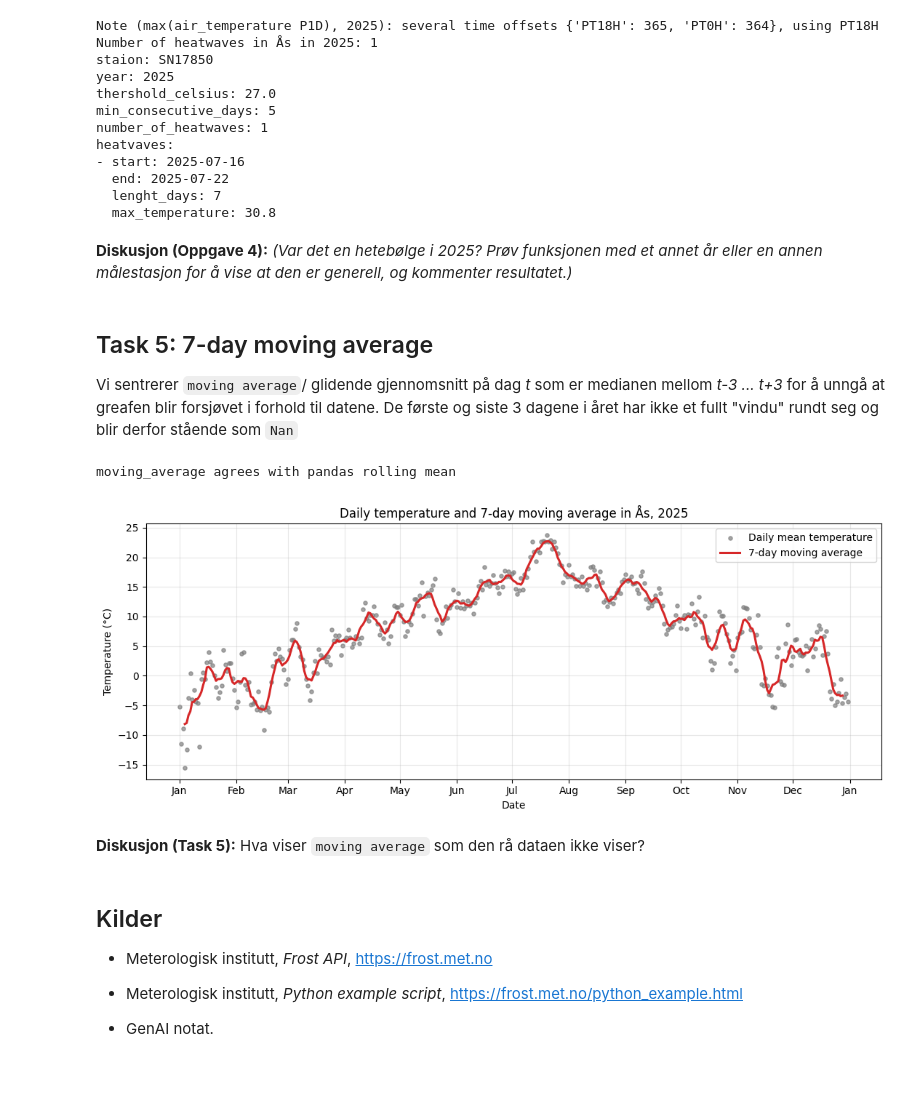
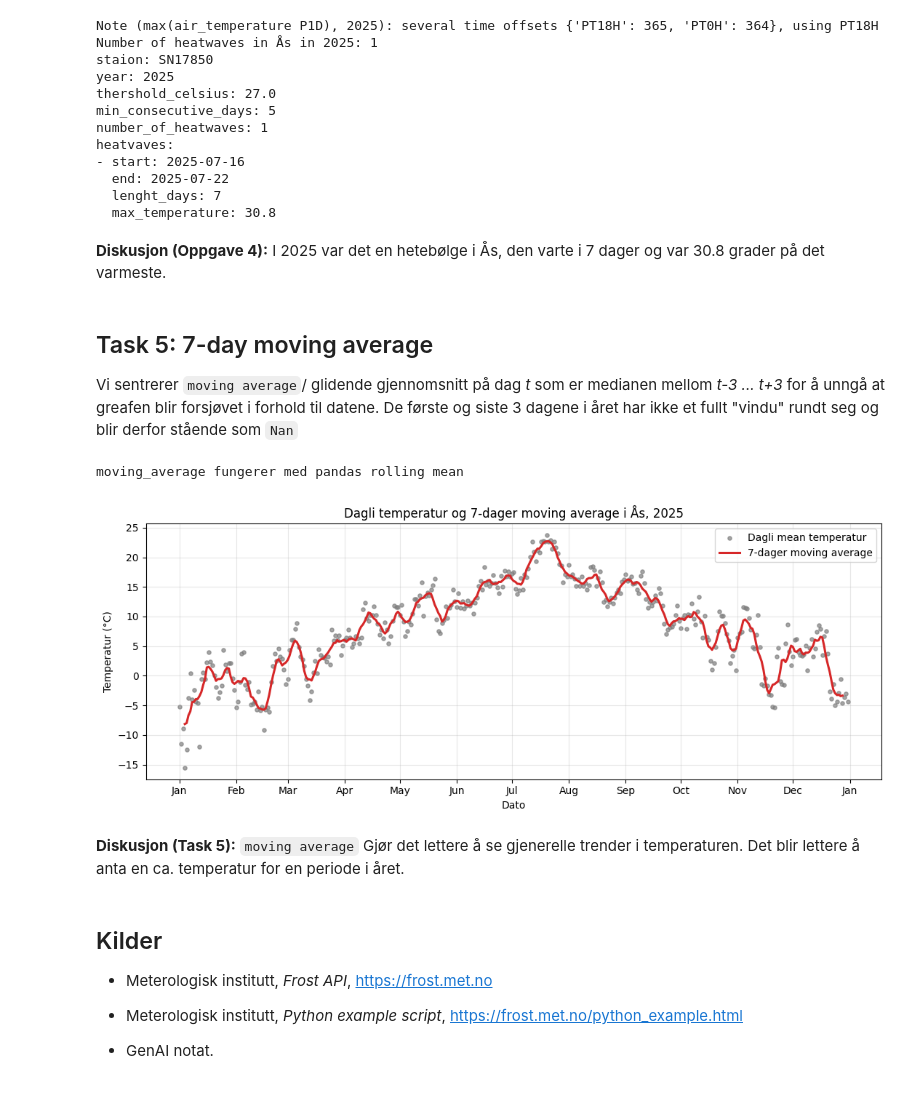
Before and after one commit to saltonese/Del_1-G6_5, a Jupyter notebook: Del_1.ipynb, the cells around one changed output. Saved outputs shown, nothing was run; the diff lists cells and outputs as text; code cells hidden in the pictures.

Commit message:
la til diskusjoner og kommentarer

```diff
--- a/Del_1.ipynb
+++ b/Del_1.ipynb
@@ -327,7 +326,7 @@ heatvaves:
   lenght_days: 7
   max_temperature: 30.8
 # %% [markdown]
-**Diskusjon (Oppgave 4):** *(Var det en hetebølge i 2025? Prøv funksjonen med et annet år eller en annen målestasjon for å vise at den er generell, og kommenter resultatet.)*
+**Diskusjon (Oppgave 4):** I 2025 var det en hetebølge i Ås, den varte i 7 dager og var 30.8 grader på det varmeste.
 # %% [markdown]
 ## Task 5: 7-day moving average
 
@@ -339,7 +338,7 @@ def moving_average(values, window=7, center=True):
 
     values = np.asarray(values, dtype=float)
     if window < 1 or window > len(values):
-        raise ValueError("window must be between 1 and len(values)")
+        raise ValueError("vinduet må være mellom 1 og len(values)")
     averaged = np.convolve(values, np.ones(window) / window, mode="valid")
     out = np.full(len(values), np.nan)
     start = window // 2 if center else window - 1
@@ -350,35 +349,35 @@ def moving_average(values, window=7, center=True):
 # Cross-check against pandas on the real data
 check = pd.Series(temp.values).rolling(7, center=True).mean().to_numpy()
 assert np.allclose(moving_average(temp.values), check, equal_nan=True)
-print("moving_average agrees with pandas rolling mean")
+print("moving_average fungerer med pandas rolling mean")
 # %% [output]
-moving_average agrees with pandas rolling mean
+moving_average fungerer med pandas rolling mean
 # %%
 # Put every day of the year in the series so a missing day stays a gap instead of
 # silently shifting the window
 full_year = pd.date_range(f"{YEAR}-01-01", f"{YEAR}-12-31", freq="D")
 temp_full = temp.reindex(full_year)
 temp_ma = moving_average(temp_full.values, window=7)
 
 fig, ax = plt.subplots(figsize=(11, 4.5))
 ax.scatter(temp_full.index, temp_full.values, s=14, color="tab:grey", alpha=0.7,
-           label="Daily mean temperature")
+           label="Dagli mean temperatur")
 ax.plot(temp_full.index, temp_ma, color="tab:red", linewidth=2.2,
-        label="7-day moving average")
-ax.set_title(f"Daily temperature and 7-day moving average in Ås, {YEAR}")
-ax.set_xlabel("Date")
-ax.set_ylabel("Temperature (°C)")
+        label="7-dager moving average")
+ax.set_title(f"Dagli temperatur og 7-dager moving average i Ås, {YEAR}")
+ax.set_xlabel("Dato")
+ax.set_ylabel("Temperatur (°C)")
 ax.xaxis.set_major_locator(mdates.MonthLocator())
 ax.xaxis.set_major_formatter(mdates.DateFormatter("%b"))
 ax.grid(alpha=0.3)
 ax.legend()
 fig.tight_layout()
 plt.show()
 # %% [output]
-[figure, old version]
+[figure, new version]
 # %% [markdown]
 
-**Diskusjon (Task 5):** Hva viser `moving average` som den rå dataen ikke viser?
+**Diskusjon (Task 5):** `moving average` Gjør det lettere å se gjenerelle trender i temperaturen. Det blir lettere å anta en ca. temperatur for en periode i året.
 # %% [markdown]
 ## Kilder
 
```
Also changed, not shown: parts of 3 cells of this notebook.
